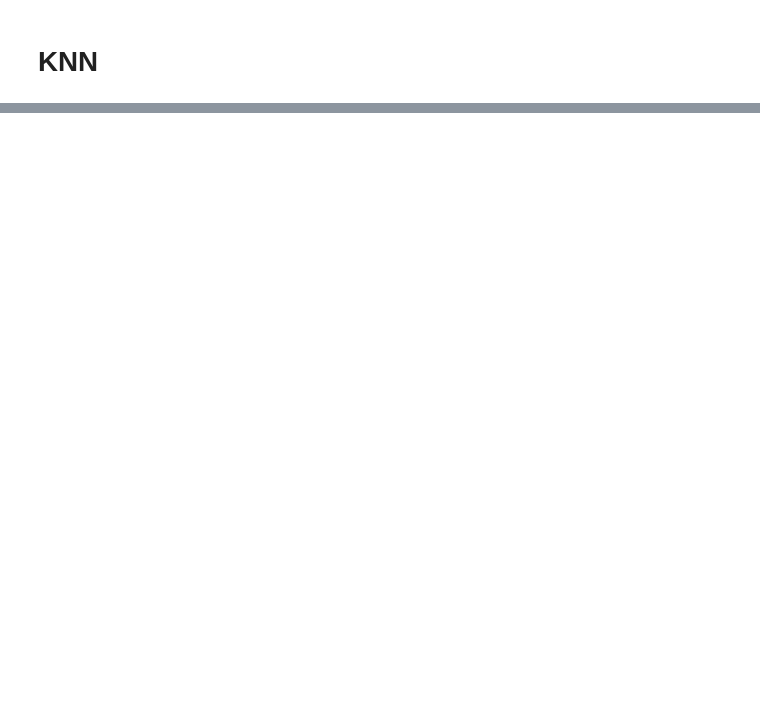
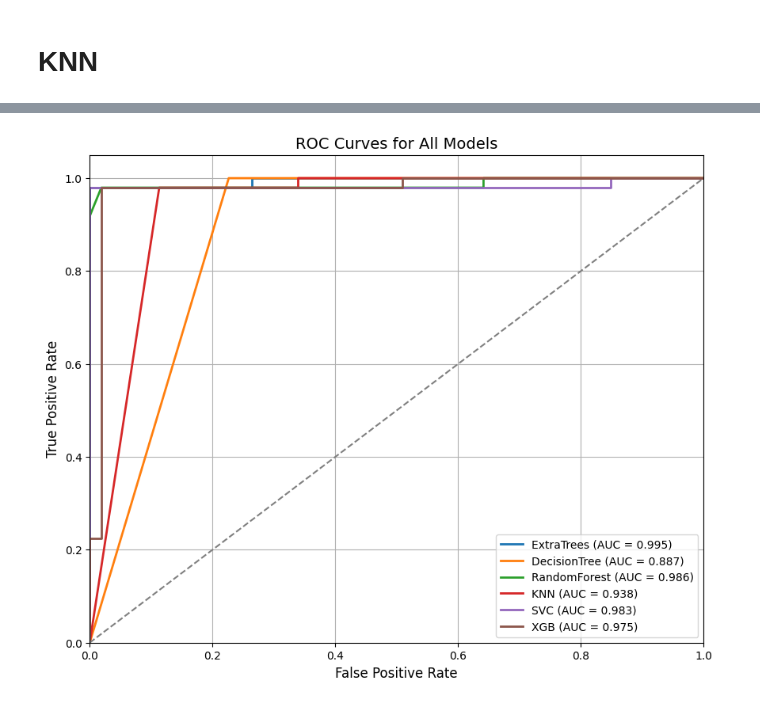
Before and after one commit to sazol07/Projects, a Jupyter notebook: Breast cancer using ml.ipynb, the cells around one changed output, grey strips where cells are left out. Cells and saved outputs as stored; diff of their text form; code cells hidden in the pictures; blank space fills up the shorter version.

```diff
--- a/Breast cancer using ml.ipynb
+++ b/Breast cancer using ml.ipynb
@@ -680,0 +586,41 @@ knn_ = GridSearchCV(KNeighborsClassifier(),x_train,y_train,cv= KFold(n_splits=10
+# %%
+# Dictionary of models
+models = {
+    "ExtraTrees": Et,
+    "DecisionTree": Dt,
+    "RandomForest": Rf,
+    "KNN": knn,
+    "SVC": svc,
+    "XGB": XGB
+}
+
+# Store FPR, TPR, AUC for each model
+roc_data = {}
+
+for name, model in models.items():
+    # Some models (like SVC) require probability=True to use predict_proba
+    if hasattr(model, "predict_proba"):
+        y_prob = model.predict_proba(x_test)[:,1]  # probability for positive class
+    else:  # e.g., SVC without probability
+        y_prob = model.decision_function(x_test)
+
+    fpr, tpr, _ = roc_curve(y_test, y_prob)
+    roc_auc = auc(fpr, tpr)
+    roc_data[name] = (fpr, tpr, roc_auc)
+# %%
+plt.figure(figsize=(10, 8))
+
+for name, (fpr, tpr, roc_auc) in roc_data.items():
+    plt.plot(fpr, tpr, lw=2, label=f'{name} (AUC = {roc_auc:.3f})')
+
+plt.plot([0,1], [0,1], color='gray', linestyle='--')  # random line
+plt.xlim([0.0, 1.0])
+plt.ylim([0.0, 1.05])
+plt.xlabel('False Positive Rate', fontsize=12)
+plt.ylabel('True Positive Rate', fontsize=12)
+plt.title('ROC Curves for All Models', fontsize=14)
+plt.legend(loc='lower right')
+plt.grid(True)
+plt.show()
+# %% [output]
+[figure, added]
```
Also changed, not shown: parts of 44 cells of this notebook.
